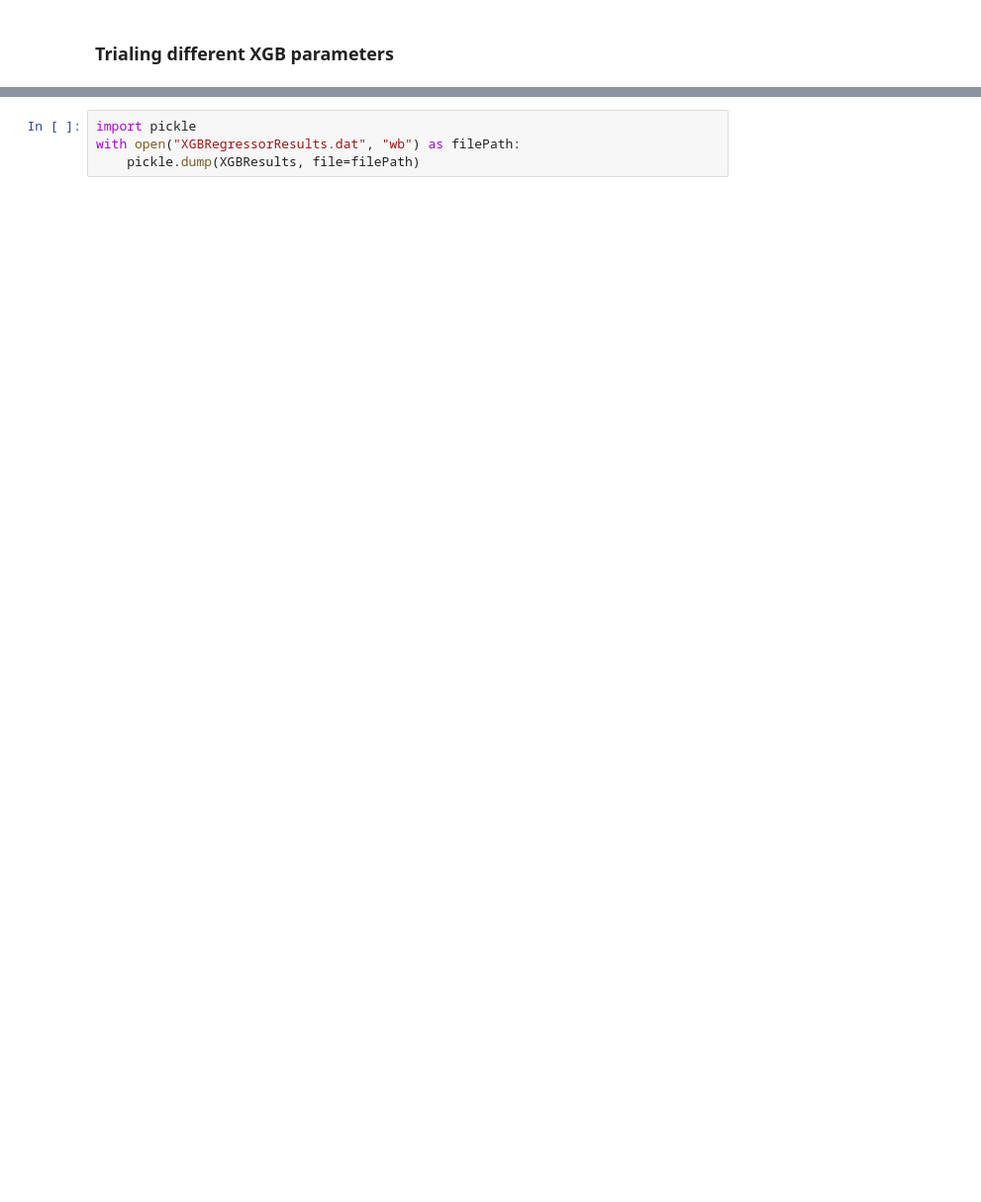
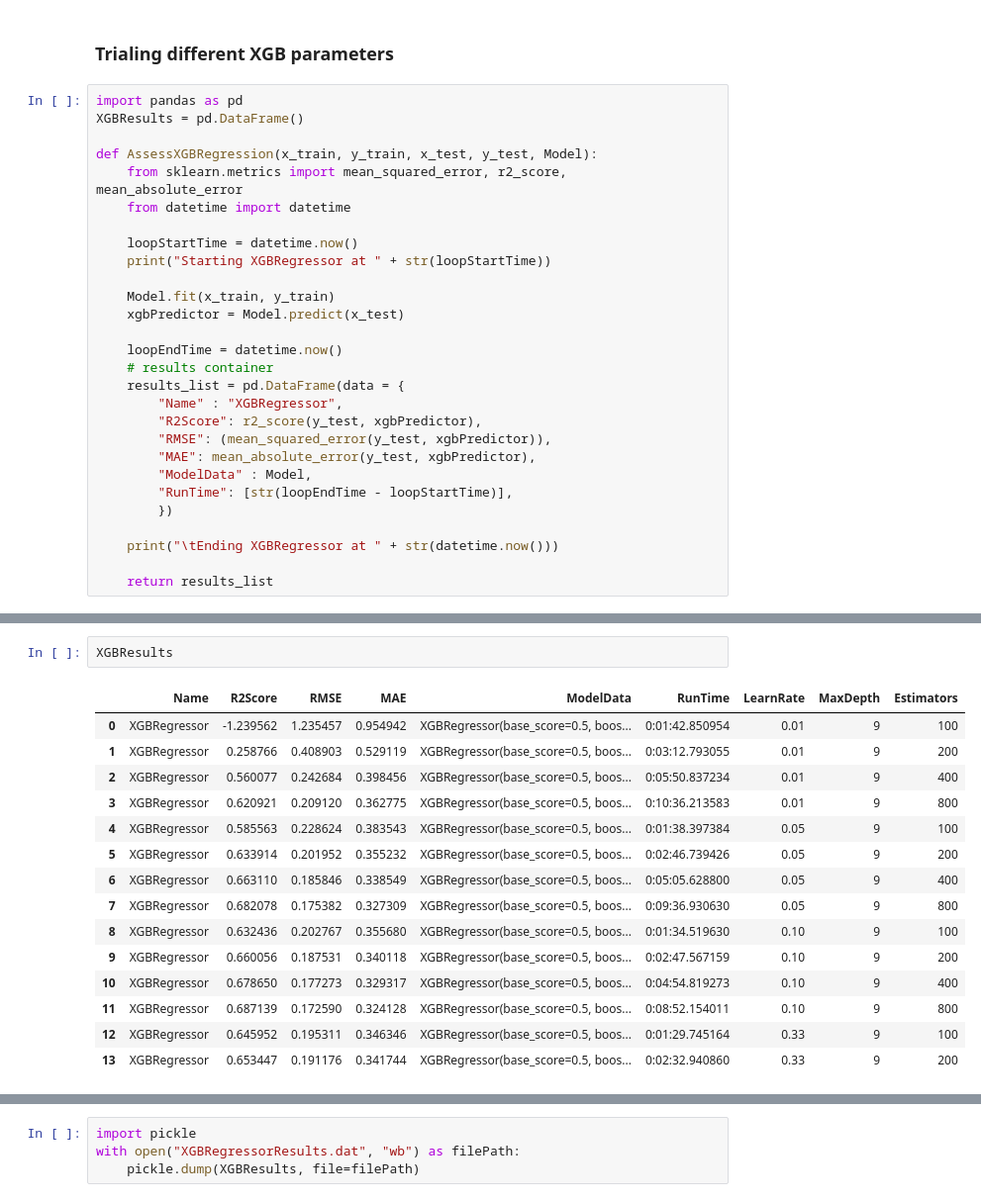
Before and after one commit to NormanHung/Practice-Twitter-Sentiment, a Jupyter notebook: Model Assessments.ipynb, the cells around one changed output, grey strips where cells are left out. Shown: that part at 99% size. Drawn from its saved outputs; the diff is of its cells as text; blank space fills up the shorter version.

```diff
--- a/Model Assessments.ipynb
+++ b/Model Assessments.ipynb
@@ -263,3 +237,31 @@ def AssessXGBRegression(x_train, y_train, x_test, y_test, Model):
 # %% [markdown]
 ### Trialing different XGB parameters
+# %%
+import pandas as pd
+XGBResults = pd.DataFrame()
+
+def AssessXGBRegression(x_train, y_train, x_test, y_test, Model):
+    from sklearn.metrics import mean_squared_error, r2_score, mean_absolute_error
+    from datetime import datetime
+
+    loopStartTime = datetime.now()
+    print("Starting XGBRegressor at " + str(loopStartTime))
+
+    Model.fit(x_train, y_train)
+    xgbPredictor = Model.predict(x_test)
+
+    loopEndTime = datetime.now()
+    # results container
+    results_list = pd.DataFrame(data = {
+        "Name" : "XGBRegressor",
+        "R2Score": r2_score(y_test, xgbPredictor),
+        "RMSE": (mean_squared_error(y_test, xgbPredictor)),
+        "MAE": mean_absolute_error(y_test, xgbPredictor),
+        "ModelData" : Model,
+        "RunTime": [str(loopEndTime - loopStartTime)],
+        })
+
+    print("\tEnding XGBRegressor at " + str(datetime.now()))
+
+    return results_list
 # %%
@@ -335,0 +364,18 @@ testTrainResults
+# %%
+XGBResults
+# %% [output]
+|  | Name | R2Score | RMSE | MAE | ModelData | RunTime | LearnRate | MaxDepth | Estimators |
+| 0 | XGBRegressor | -1.239562 | 1.235457 | 0.954942 | XGBRegressor(base_score=0.5, boos... | 0:01:42.850954 | 0.01 | 9 | 100 |
+| 1 | XGBRegressor | 0.258766 | 0.408903 | 0.529119 | XGBRegressor(base_score=0.5, boos... | 0:03:12.793055 | 0.01 | 9 | 200 |
+| 2 | XGBRegressor | 0.560077 | 0.242684 | 0.398456 | XGBRegressor(base_score=0.5, boos... | 0:05:50.837234 | 0.01 | 9 | 400 |
+| 3 | XGBRegressor | 0.620921 | 0.209120 | 0.362775 | XGBRegressor(base_score=0.5, boos... | 0:10:36.213583 | 0.01 | 9 | 800 |
+| 4 | XGBRegressor | 0.585563 | 0.228624 | 0.383543 | XGBRegressor(base_score=0.5, boos... | 0:01:38.397384 | 0.05 | 9 | 100 |
+| 5 | XGBRegressor | 0.633914 | 0.201952 | 0.355232 | XGBRegressor(base_score=0.5, boos... | 0:02:46.739426 | 0.05 | 9 | 200 |
+| 6 | XGBRegressor | 0.663110 | 0.185846 | 0.338549 | XGBRegressor(base_score=0.5, boos... | 0:05:05.628800 | 0.05 | 9 | 400 |
+| 7 | XGBRegressor | 0.682078 | 0.175382 | 0.327309 | XGBRegressor(base_score=0.5, boos... | 0:09:36.930630 | 0.05 | 9 | 800 |
+| 8 | XGBRegressor | 0.632436 | 0.202767 | 0.355680 | XGBRegressor(base_score=0.5, boos... | 0:01:34.519630 | 0.10 | 9 | 100 |
+| 9 | XGBRegressor | 0.660056 | 0.187531 | 0.340118 | XGBRegressor(base_score=0.5, boos... | 0:02:47.567159 | 0.10 | 9 | 200 |
+| 10 | XGBRegressor | 0.678650 | 0.177273 | 0.329317 | XGBRegressor(base_score=0.5, boos... | 0:04:54.819273 | 0.10 | 9 | 400 |
+| 11 | XGBRegressor | 0.687139 | 0.172590 | 0.324128 | XGBRegressor(base_score=0.5, boos... | 0:08:52.154011 | 0.10 | 9 | 800 |
+| 12 | XGBRegressor | 0.645952 | 0.195311 | 0.346346 | XGBRegressor(base_score=0.5, boos... | 0:01:29.745164 | 0.33 | 9 | 100 |
+| 13 | XGBRegressor | 0.653447 | 0.191176 | 0.341744 | XGBRegressor(base_score=0.5, boos... | 0:02:32.940860 | 0.33 | 9 | 200 |
```
Also changed, not shown: parts of 27 cells of this notebook.
